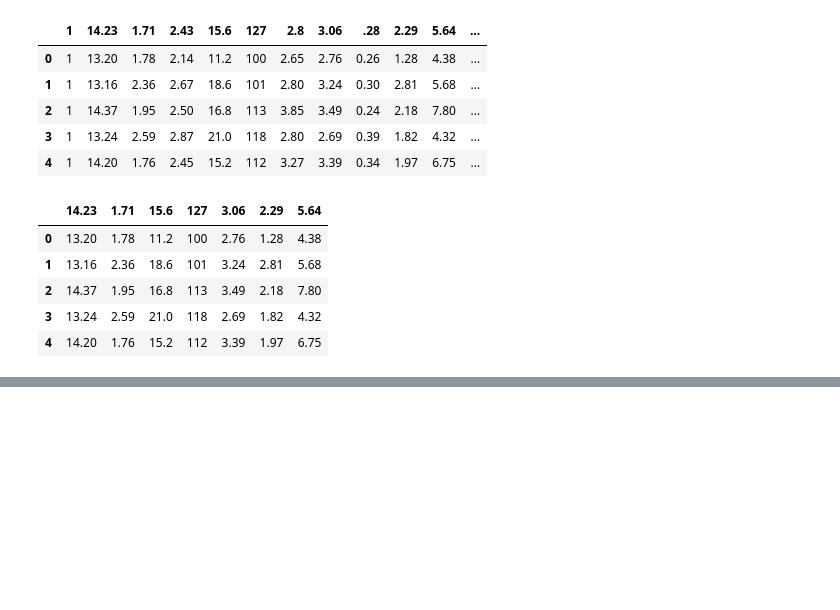
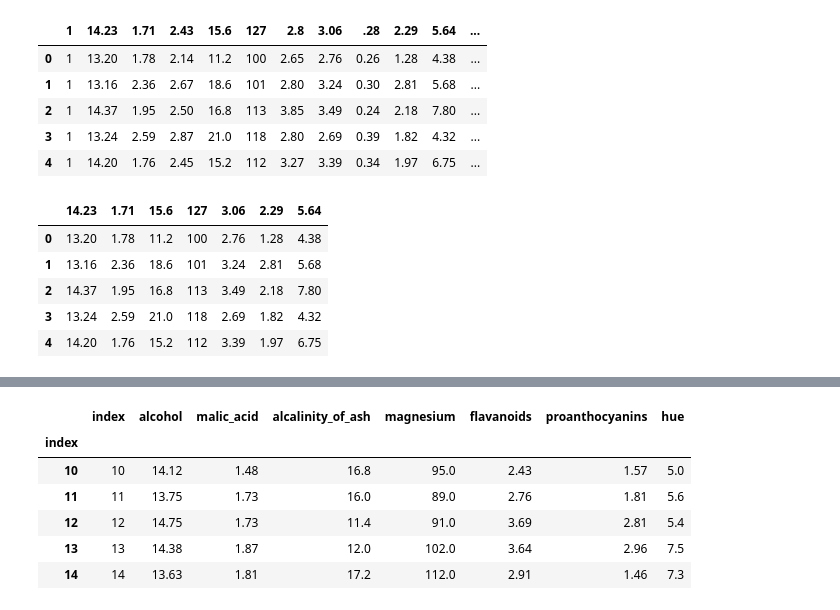
Before and after one commit to xiaoqie007/Pandas_exer_Yu, a Jupyter notebook: 10_Deleting.ipynb, the cells around one changed output, grey strips where cells are left out. Cells and saved outputs as stored; diff of their text form; code cells hidden in the pictures; blank space fills up the shorter version.

```diff
--- a/10_Deleting.ipynb
+++ b/10_Deleting.ipynb
@@ -170,0 +279,5 @@ wine.head()
+# %%
+#delete the rows that contain missing values #使用dropna
+wine = wine.dropna(axis= 0, how= 'any')
+wine = wine.dropna(axis = 0)
+wine.head()
@@ -170,0 +325,4 @@ wine.head()
+# %%
+#reset the index, so it starts with 0 again
+wine = wine.reset_index()
+wine.head()
@@ -170,0 +336,4 @@ wine.head()
+# %%
+#reset the index, so it starts with 0 again
+wine = wine.reset_index(drop = True)
+wine.head()
@@ -170,0 +347,12 @@ wine.head()
+# %%
+wine.index = wine['index']
+# %%
+wine.head()
+# %% [output]
+|  | index | alcohol | malic_acid | alcalinity_of_ash | magnesium | flavanoids | proanthocyanins | hue |
+| index |  |  |  |  |  |  |  |  |
+| 10 | 10 | 14.12 | 1.48 | 16.8 | 95.0 | 2.43 | 1.57 | 5.0 |
+| 11 | 11 | 13.75 | 1.73 | 16.0 | 89.0 | 2.76 | 1.81 | 5.6 |
+| 12 | 12 | 14.75 | 1.73 | 11.4 | 91.0 | 3.69 | 2.81 | 5.4 |
+| 13 | 13 | 14.38 | 1.87 | 12.0 | 102.0 | 3.64 | 2.96 | 7.5 |
+| 14 | 14 | 13.63 | 1.81 | 17.2 | 112.0 | 2.91 | 1.46 | 7.3 |
```
Also changed, not shown: parts of 21 cells of this notebook, 1 other file.
